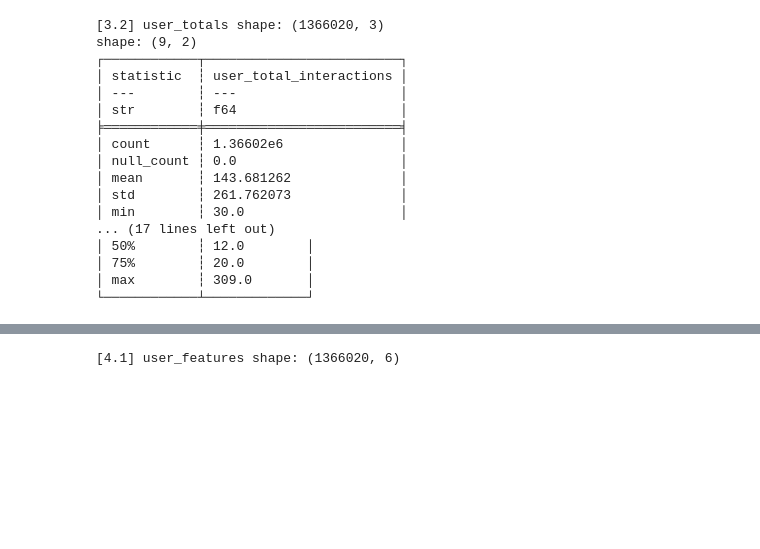
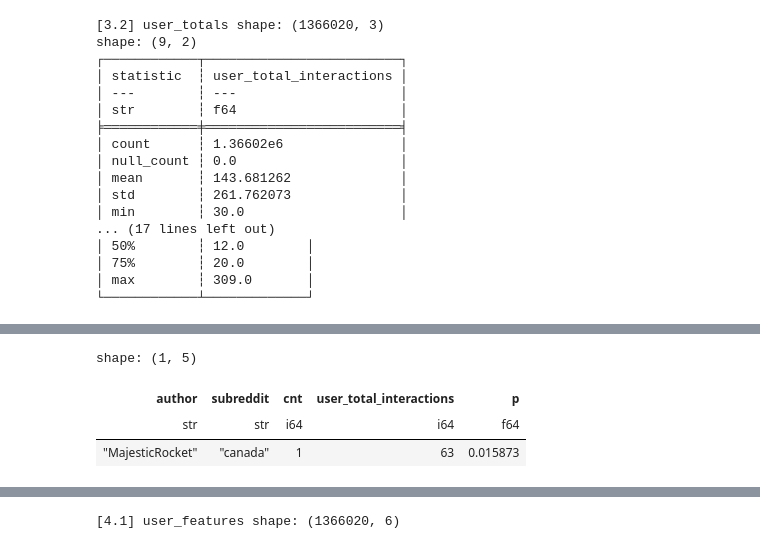
Before and after one commit to Donyl-Alcantara/Accesslab_MiniProject_Alcantara-Vocal, a Jupyter notebook: 02 Clustering.ipynb, the cells around one changed output, grey strips where cells are left out. Drawn from its saved outputs; the diff is of its cells as text; code cells hidden in the pictures; blank space fills up the shorter version.

Commit message:
Updated notebooks: preprocessing, clustering, basic goal

```diff
--- a/02 Clustering.ipynb
+++ b/02 Clustering.ipynb
@@ -399,3 +455,16 @@ shape: (5, 5)
+# %%
+# sanity check - same as the one in basic goals ipynb
+testing = user_sub_shares.filter(
+    (pl.col("author") == "MajesticRocket") &
+    (pl.col("subreddit") == "canada")
+)
+
+testing
+# %% [output]
+shape: (1, 5)
+| author | subreddit | cnt | user_total_interactions | p |
+| str | str | i64 | i64 | f64 |
+| "MajesticRocket" | "canada" | 1 | 63 | 0.015873 |
 # %%
 # aggregate to max_share and entropy per user
 
```
Also changed, not shown: parts of 19 cells of this notebook, 1 other file.
